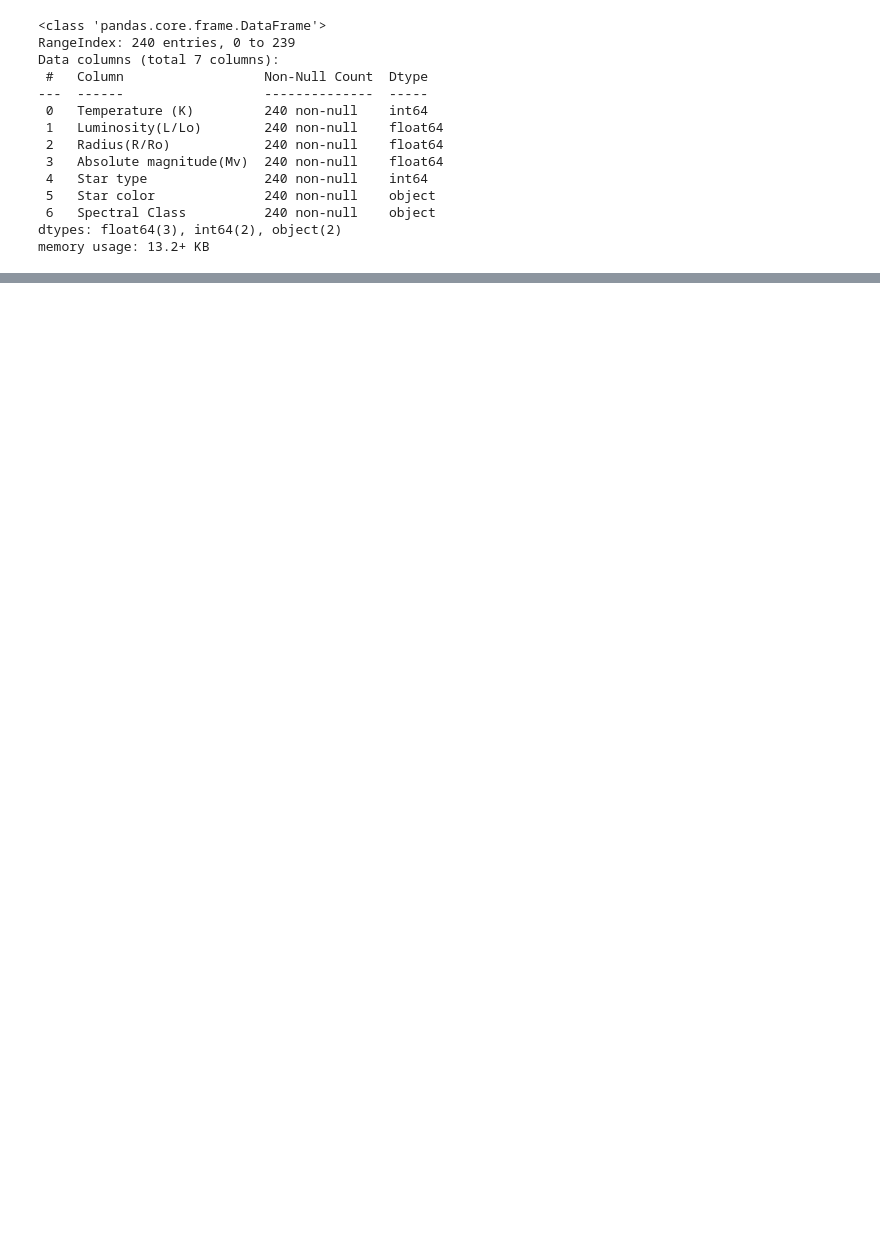
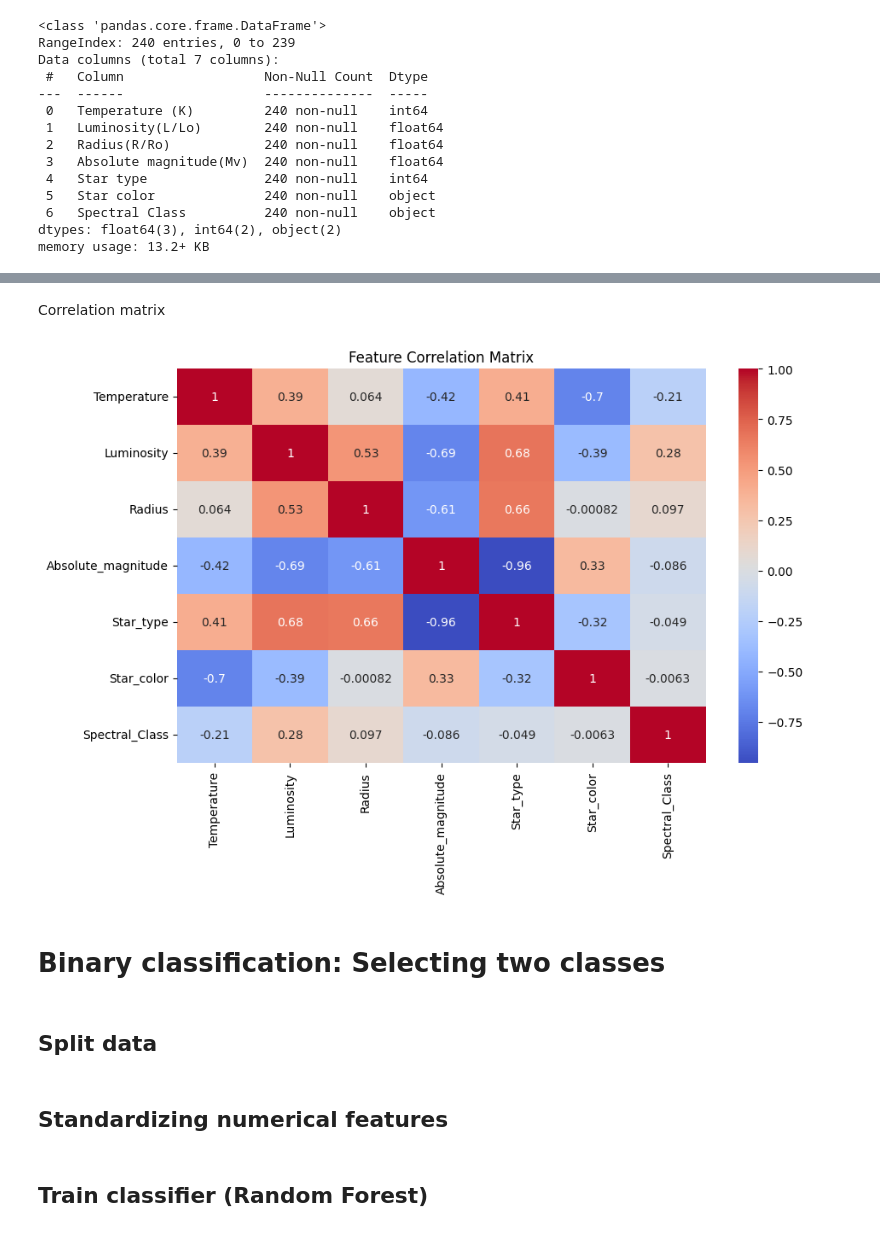
Before and after one commit to YassinTalhaoui/MA-Thesis-ML-Applied-to-stars, a Jupyter notebook: stars.ipynb, the cells around one changed output, grey strips where cells are left out. Cells and saved outputs as stored; diff of their text form; code cells hidden in the pictures; blank space fills up the shorter version.

Commit message:
Kaggle Notebook | stars.ipynb | Version 6

```diff
--- a/stars.ipynb
+++ b/stars.ipynb
@@ -56,0 +87,4 @@ memory usage: 13.2+ KB
+# %%
+# Clean up column names by removing :
+# any text in parentheses, stripping whitespace, and replacing spaces with underscores
+df.columns = df.columns.map(lambda col:col.split("(")[0].strip().replace(" ", "_"))
@@ -56,0 +107,6 @@ memory usage: 13.2+ KB
+# %%
+le_color = LabelEncoder()
+df['Star_color'] = le_color.fit_transform(df['Star_color'])
+
+le_spectral = LabelEncoder()
+df['Spectral_Class'] = le_spectral.fit_transform(df['Spectral_Class'])
@@ -56,0 +129,11 @@ memory usage: 13.2+ KB
+# %% [markdown]
+Correlation matrix
+# %%
+plt.figure(figsize=(10,6))
+sns.heatmap(df.corr(), annot=True, cmap='coolwarm')
+plt.title('Feature Correlation Matrix')
+plt.show()
+# %% [output]
+[figure, added]
+# %% [markdown]
+# Binary classification: Selecting two classes
@@ -56,0 +144,2 @@ memory usage: 13.2+ KB
+# %% [markdown]
+## Split data
@@ -56,0 +148,2 @@ memory usage: 13.2+ KB
+# %% [markdown]
+## Standardizing numerical features
@@ -56,0 +154,2 @@ memory usage: 13.2+ KB
+# %% [markdown]
+## Train classifier (Random Forest)
```
Also changed, not shown: parts of 24 cells of this notebook.
